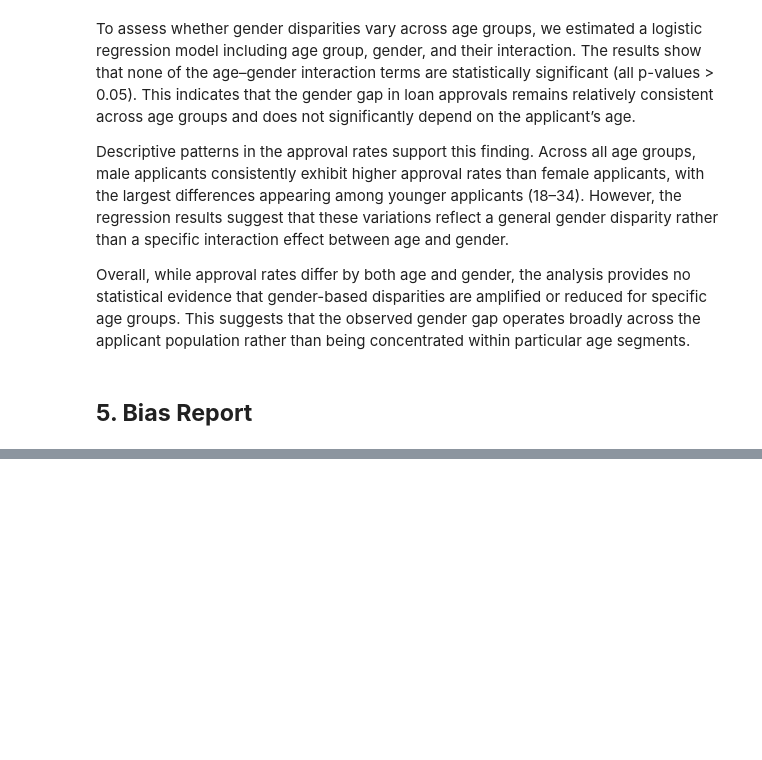
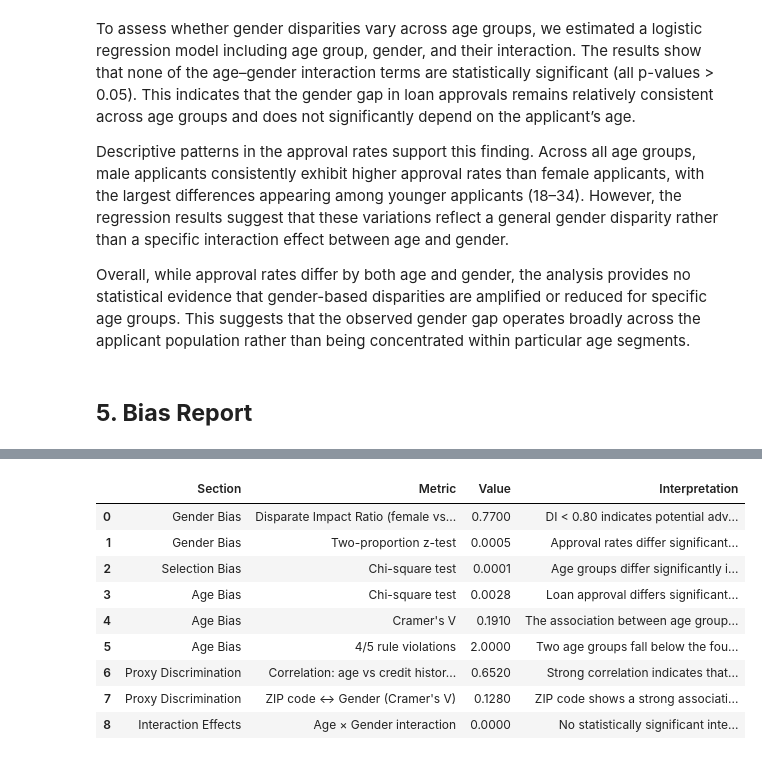
Before and after one commit to lauraaandrada/dego-project-team2, a Jupyter notebook: notebooks/02-bias-analysis.ipynb, the cells around one changed output, grey strips where cells are left out. Saved outputs shown, nothing was run; the diff lists cells and outputs as text; code cells hidden in the pictures; blank space fills up the shorter version.

```diff
--- a/notebooks/02-bias-analysis.ipynb
+++ b/notebooks/02-bias-analysis.ipynb
@@ -251,16 +249,14 @@ df["age_group"] = pd.cut(
     df["age"],
     bins=[18, 25, 35, 45, 55, 65, 101],
     labels=["18-24", "25-34", "35-44", "45-54", "55-64", "65+"],
-    right=False
-)
+    right=False)
 
 age_counts = df["age_group"].value_counts().sort_index()
 age_percent = (age_counts / len(df) * 100).round(2)
 
 age_summary = pd.DataFrame({
     "count": age_counts,
-    "percent": age_percent
-})
+    "percent": age_percent})
 
 age_summary
 # %% [output]
@@ -657,8 +635,7 @@ approval_by_credit_history = (
 df["credit_history_group"] = pd.cut(
     df["financials.credit_history_months"],
     bins=[0,12,36,60,1000],
-    labels=["0-1y","1-3y","3-5y","5y+"]
-)
+    labels=["0-1y","1-3y","3-5y","5y+"])
 # %%
 approval_by_history = (
     df.groupby("credit_history_group")["decision.loan_approved"]
@@ -810,8 +779,7 @@ df["zip_prefix"] = (
     df["applicant_info.zip_code"]
     .where(df["applicant_info.zip_code"].notna())
     .astype("string")
-    .str[:3]
-)
+    .str[:3])
 zip_prefix_counts = df["zip_prefix"].value_counts().sort_index()
 zip_prefix_counts
 # %% [output]
@@ -840,8 +806,7 @@ zip_prefix_summary
 # %%
 ct_zip_approval = pd.crosstab(
     df["zip_prefix"],
-    df["decision.loan_approved"]
-)
+    df["decision.loan_approved"])
 
 print(ct_zip_approval)
 # %% [output]
@@ -1173,0 +1063,43 @@ Interaction Effects    Age × Gender interaction                   0          No
+# %%
+summary = [
+    ("Gender Bias","Disparate Impact Ratio (female vs male)",0.77,
+     "DI < 0.80 indicates potential adverse impact against female applicants."),
+
+    ("Gender Bias","Two-proportion z-test",0.0005,
+     "Approval rates differ significantly between genders (p < 0.05)."),
+
+    ("Selection Bias","Chi-square test",0.0001,
+     "Age groups differ significantly in their representation (p < 0.05). Applicants at both age extremes (18–24 and 65+) are underrepresented."),
+
+    ("Age Bias","Chi-square test",0.0028,
+     "Loan approval differs significantly across age groups."),
+
+    ("Age Bias","Cramer's V",0.191,
+     "The association between age group and approval outcomes is small to moderate."),
+
+    ("Age Bias","4/5 rule violations",2,
+     "Two age groups fall below the four-fifths threshold, suggesting disadvantage for younger applicants."),
+
+    ("Proxy Discrimination","Correlation: age vs credit history months",0.652,
+     "Strong correlation indicates that credit history months contain substantial age-related information."),
+
+    ("Proxy Discrimination","ZIP code ↔ Gender (Cramer's V)",round(cramers_v_zip,3),
+     "ZIP code shows a strong association with gender, suggesting that geographic location may act as a proxy for gender."),
+
+    ("Interaction Effects","Age × Gender interaction",0,
+     "No statistically significant interaction between age and gender was detected. Supporting that gender discrimination is consistent across age groups.")]
+
+df_summary = pd.DataFrame(summary, columns=["Section","Metric","Value","Interpretation"])
+
+df_summary
+# %% [output]
+|  | Section | Metric | Value | Interpretation |
+| 0 | Gender Bias | Disparate Impact Ratio (female vs... | 0.7700 | DI < 0.80 indicates potential adv... |
+| 1 | Gender Bias | Two-proportion z-test | 0.0005 | Approval rates differ significant... |
+| 2 | Selection Bias | Chi-square test | 0.0001 | Age groups differ significantly i... |
+| 3 | Age Bias | Chi-square test | 0.0028 | Loan approval differs significant... |
+| 4 | Age Bias | Cramer's V | 0.1910 | The association between age group... |
+| 5 | Age Bias | 4/5 rule violations | 2.0000 | Two age groups fall below the fou... |
+| 6 | Proxy Discrimination | Correlation: age vs credit histor... | 0.6520 | Strong correlation indicates that... |
+| 7 | Proxy Discrimination | ZIP code ↔ Gender (Cramer's V) | 0.1280 | ZIP code shows a strong associati... |
+| 8 | Interaction Effects | Age × Gender interaction | 0.0000 | No statistically significant inte... |
```
Also changed, not shown: parts of 27 cells of this notebook.
